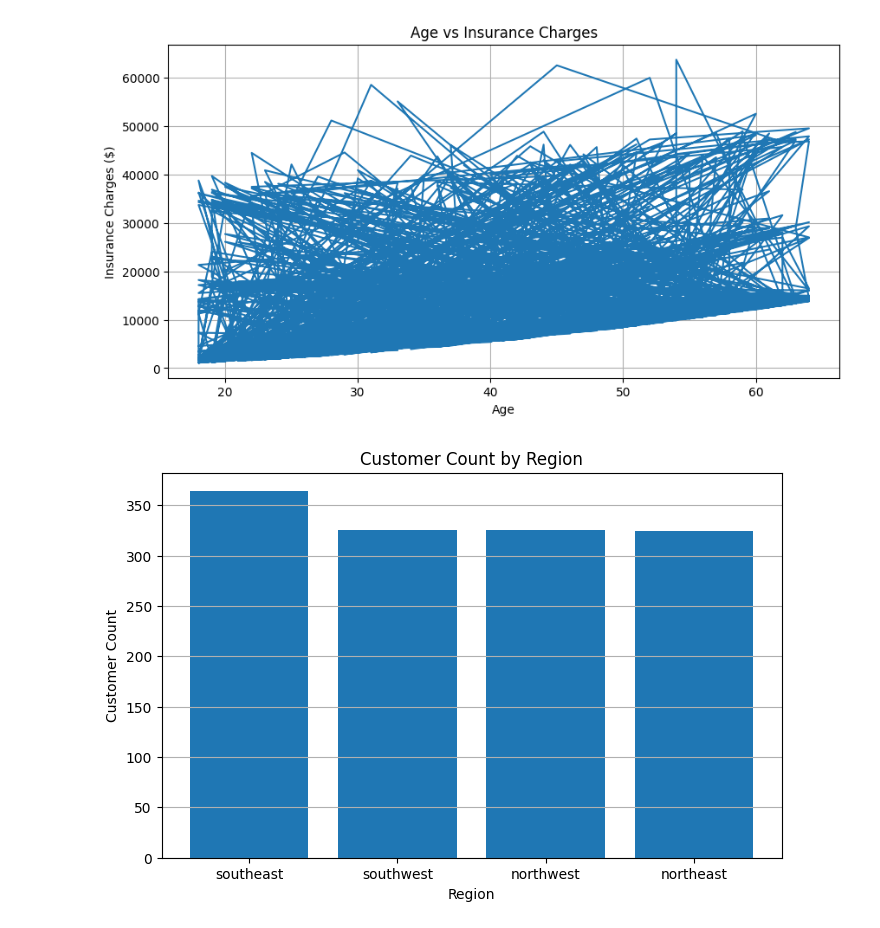
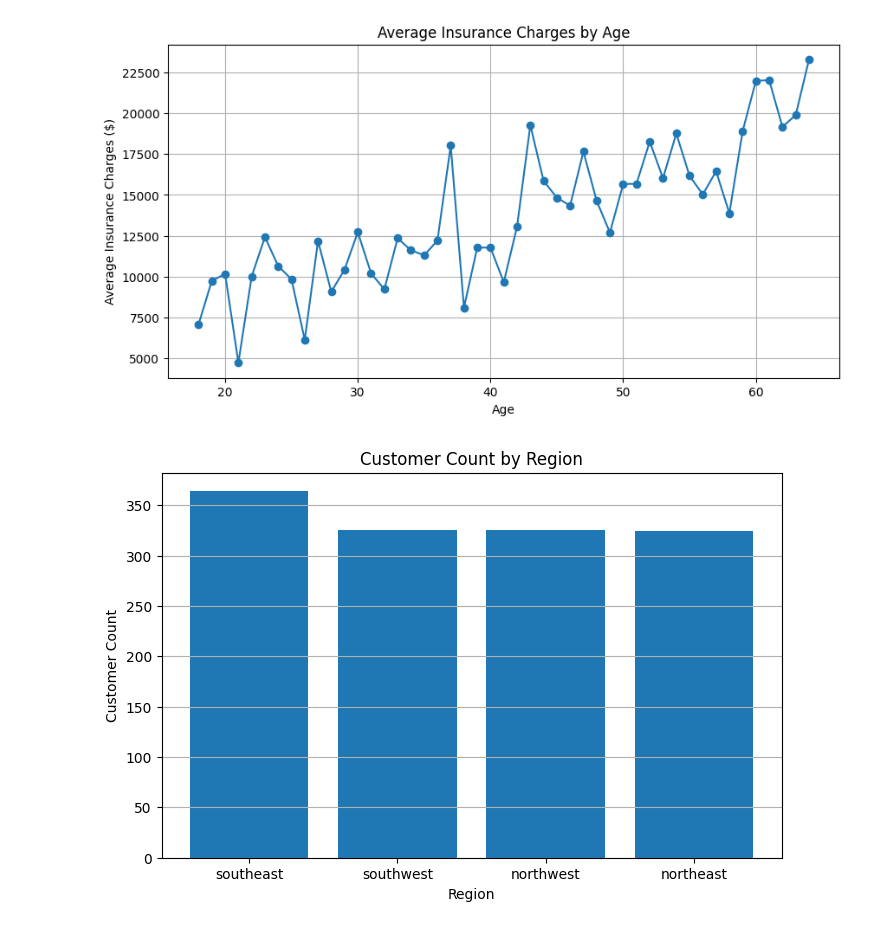
Before and after one commit to vigneshwaranmanikandan/data-science, a Jupyter notebook: Medical_cost_personal_(Matplotlib).ipynb, the cells around one changed output. Cells and saved outputs as stored; diff of their text form; code cells hidden in the pictures.

```diff
--- a/Medical_cost_personal_(Matplotlib).ipynb
+++ b/Medical_cost_personal_(Matplotlib).ipynb
@@ -8,15 +8,16 @@ import matplotlib.pyplot as plt
 df = pd.read_csv(r"/content/insurance.csv")
 # %%
 #Create a line plot showing age versus insurance charges.
+age_charges = df.groupby('age')['charges'].mean()
 plt.figure(figsize=(10, 5))
-plt.plot(df['age'], df['charges'])
-plt.title("Age vs Insurance Charges")
+plt.plot(age_charges.index,age_charges.values,marker='o',linestyle='-')
+plt.title("Average Insurance Charges by Age")
 plt.xlabel("Age")
-plt.ylabel("Insurance Charges ($)")
+plt.ylabel("Average Insurance Charges ($)")
 plt.grid(True)
 plt.show()
 # %% [output]
-[figure, old version]
+[figure, new version]
 # %%
 #Create a bar chart showing customer count by region.
 region_count = df['region'].value_counts()
```
